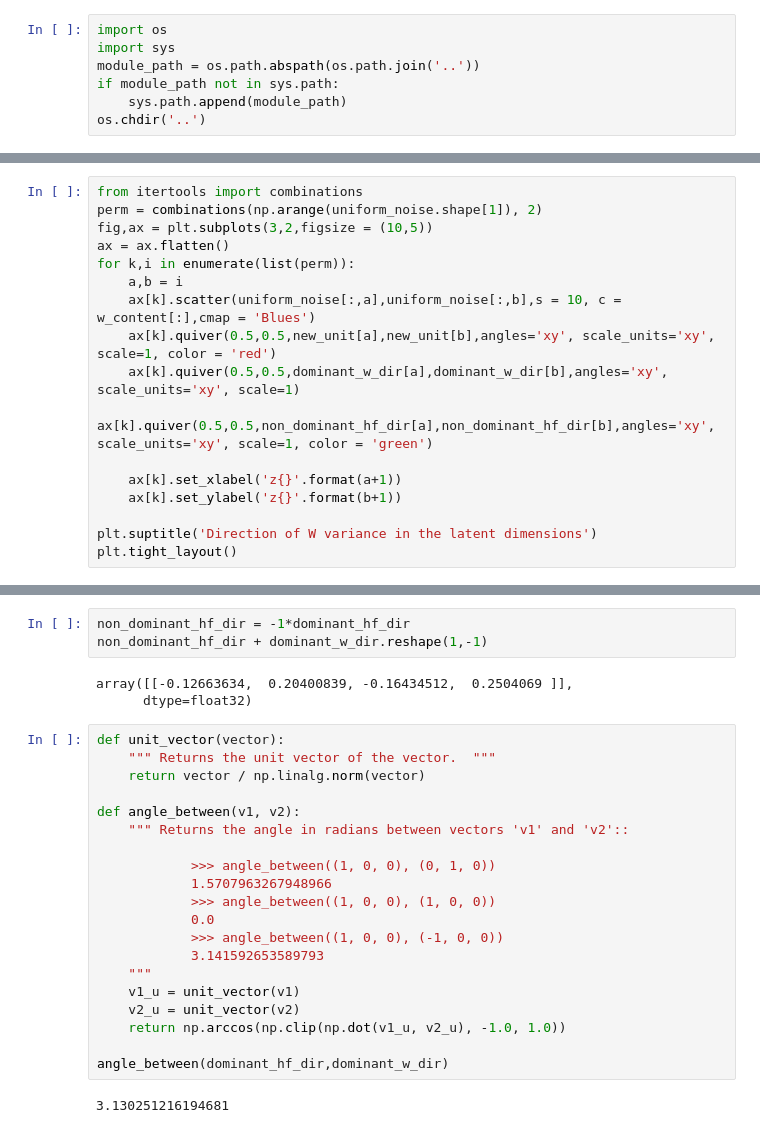
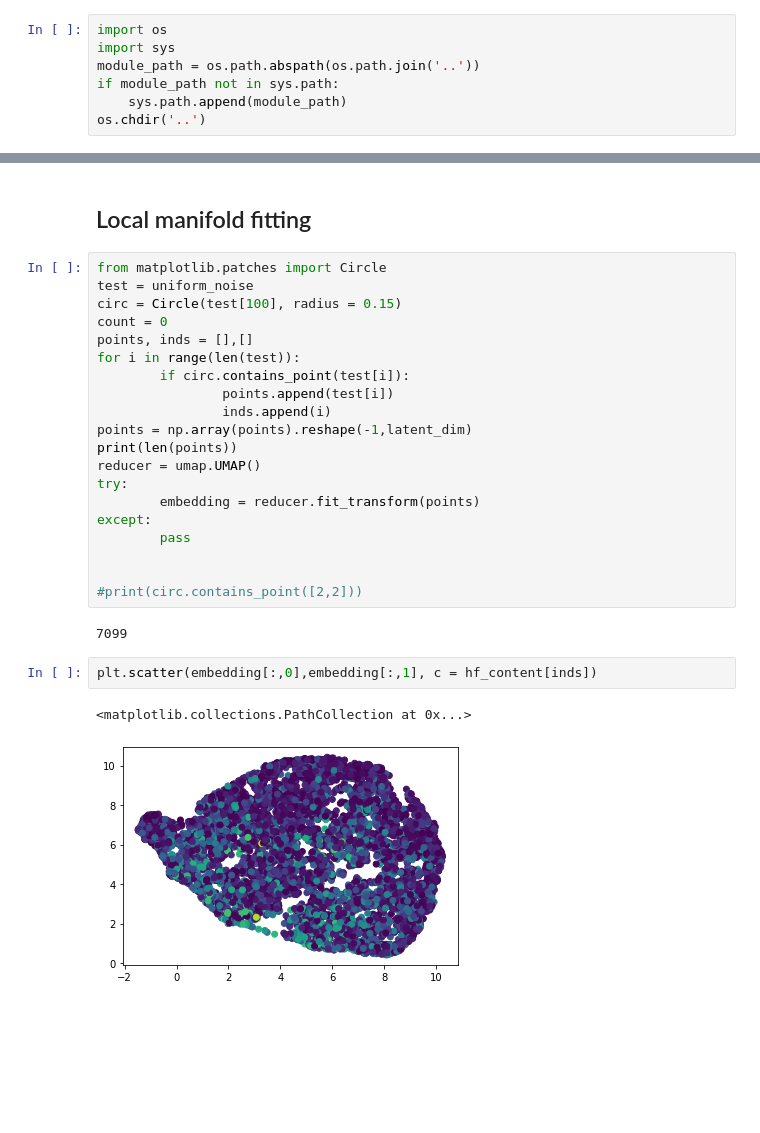
Before and after one commit to dovahkiin0022/forward_v_inverse, a Jupyter notebook: notebooks/case2_multiple_elements.ipynb, the cells around one changed output, grey strips where cells are left out. Cells and saved outputs as stored; diff of their text form; blank space fills up the shorter version.

Commit message:
added notebook for local manifold fitting

```diff
--- a/notebooks/case2_multiple_elements.ipynb
+++ b/notebooks/case2_multiple_elements.ipynb
@@ -129,17 +114,0 @@ pearsonr(w_content_new,w_content), pearsonr(hf_content_new,hf_content)
-# %%
-from itertools import combinations
-perm = combinations(np.arange(uniform_noise.shape[1]), 2)
-fig,ax = plt.subplots(3,2,figsize = (10,5))
-ax = ax.flatten()
-for k,i in enumerate(list(perm)):
-    a,b = i
-    ax[k].scatter(uniform_noise[:,a],uniform_noise[:,b],s = 10, c = w_content[:],cmap = 'Blues')
-    ax[k].quiver(0.5,0.5,new_unit[a],new_unit[b],angles='xy', scale_units='xy', scale=1, color = 'red')
-    ax[k].quiver(0.5,0.5,dominant_w_dir[a],dominant_w_dir[b],angles='xy', scale_units='xy', scale=1)
-    ax[k].quiver(0.5,0.5,non_dominant_hf_dir[a],non_dominant_hf_dir[b],angles='xy', scale_units='xy', scale=1, color = 'green')
-
-    ax[k].set_xlabel('z{}'.format(a+1))
-    ax[k].set_ylabel('z{}'.format(b+1))
-
-plt.suptitle('Direction of W variance in the latent dimensions')
-plt.tight_layout()
@@ -148,28 +115,29 @@ plt.tight_layout()
-# %%
-non_dominant_hf_dir = -1*dominant_hf_dir
-non_dominant_hf_dir + dominant_w_dir.reshape(1,-1)
-# %% [output]
-array([[-0.12663634,  0.20400839, -0.16434512,  0.2504069 ]],
-      dtype=float32)
-# %%
-def unit_vector(vector):
-    """ Returns the unit vector of the vector.  """
-    return vector / np.linalg.norm(vector)
-
-def angle_between(v1, v2):
-    """ Returns the angle in radians between vectors 'v1' and 'v2'::
-
-            >>> angle_between((1, 0, 0), (0, 1, 0))
-            1.5707963267948966
-            >>> angle_between((1, 0, 0), (1, 0, 0))
-            0.0
-            >>> angle_between((1, 0, 0), (-1, 0, 0))
-            3.141592653589793
-    """
-    v1_u = unit_vector(v1)
-    v2_u = unit_vector(v2)
-    return np.arccos(np.clip(np.dot(v1_u, v2_u), -1.0, 1.0))
-
-angle_between(dominant_hf_dir,dominant_w_dir)
-# %% [output]
-3.130251216194681
+# %% [markdown]
+## Local manifold fitting
+# %%
+from matplotlib.patches import Circle
+test = uniform_noise
+circ = Circle(test[100], radius = 0.15)
+count = 0
+points, inds = [],[]
+for i in range(len(test)):
+        if circ.contains_point(test[i]):
+                points.append(test[i])
+                inds.append(i)
+points = np.array(points).reshape(-1,latent_dim)
+print(len(points))
+reducer = umap.UMAP()
+try:
+        embedding = reducer.fit_transform(points)
+except:
+        pass
+
+
+#print(circ.contains_point([2,2]))
+# %% [output]
+7099
+# %%
+plt.scatter(embedding[:,0],embedding[:,1], c = hf_content[inds])
+# %% [output]
+<matplotlib.collections.PathCollection at 0x...>
+[figure, added]
```
Also changed, not shown: parts of 14 cells of this notebook, 9 other files.
